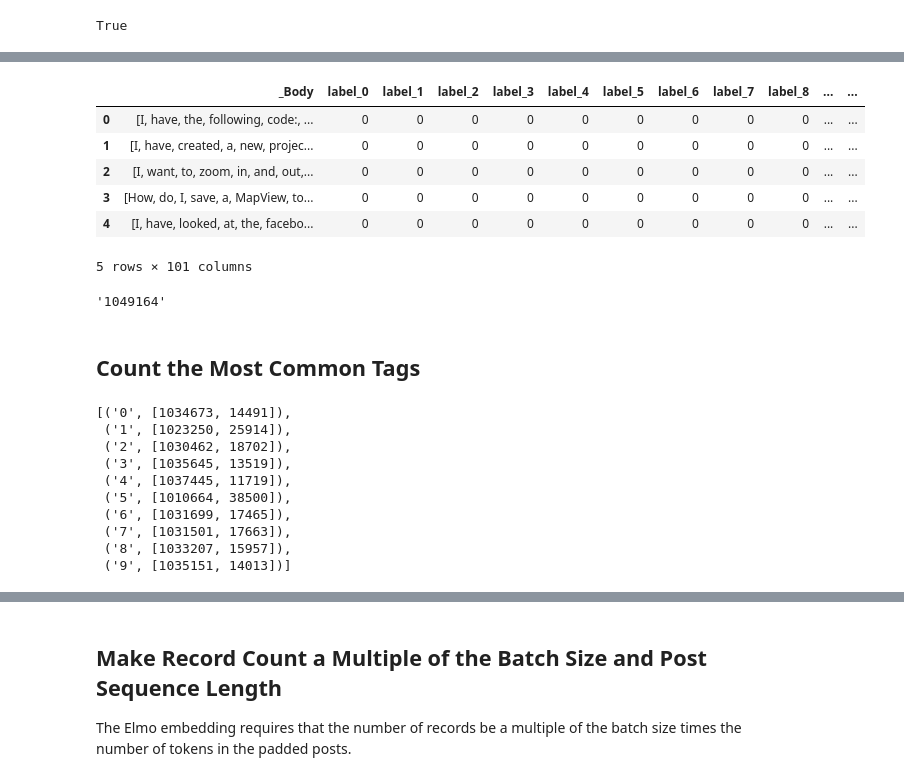
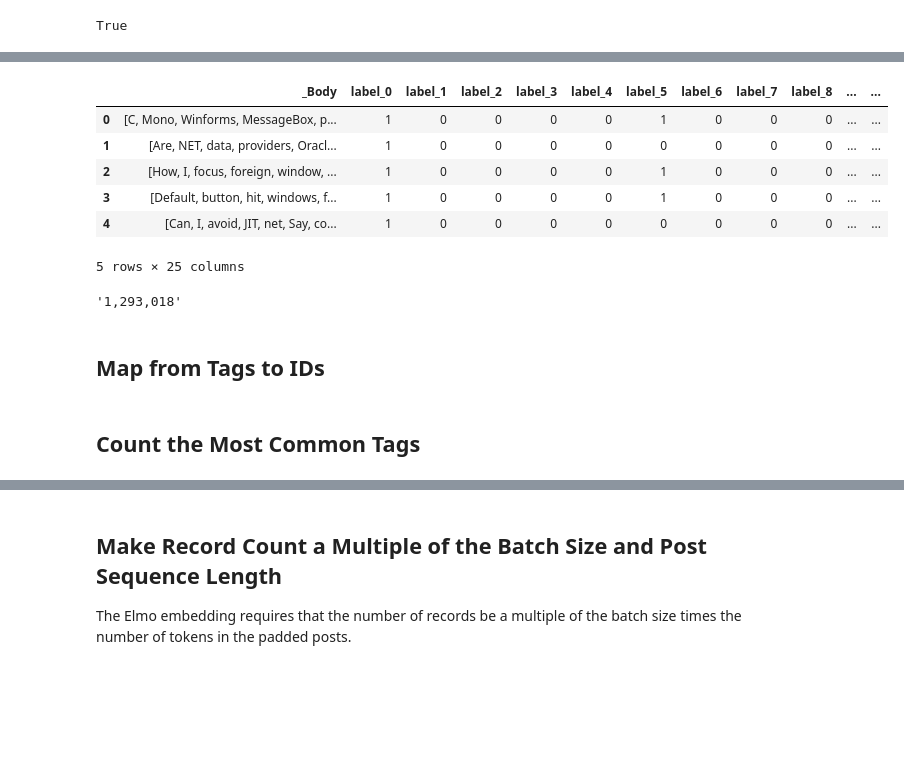
Before and after one commit to rjurney/deep_products, a Jupyter notebook: code/Deep Tag Labeler.ipynb, the cells around one changed output, grey strips where cells are left out. Drawn from its saved outputs; the diff is of its cells as text; code cells hidden in the pictures; blank space fills up the shorter version.

```diff
--- a/code/Deep Tag Labeler.ipynb
+++ b/code/Deep Tag Labeler.ipynb
@@ -28,20 +33,25 @@ We load all answered questions from Stack Overflow. This data was converted from
+# %%
+sorted_all_tags = json.load(open('data/stackoverflow/08-05-2019/sorted_all_tags.50000.json'))
+max_index = sorted_all_tags[-1][0] + 1
 # %%
+import pyarrow
 posts_df = pd.read_parquet(
-    'data/Questions.Stratified.Final.50000.parquet',
-    columns=['_Body'] + ['label_{}'.format(i) for i in range(0, 100)],
-    #filters=[('_Tags','!=',None),],
+    'data/stackoverflow/08-05-2019/Questions.Stratified.Final.50000.parquet',
+    columns=['_Body'] + ['label_{}'.format(i) for i in range(0, max_index)],
     engine='pyarrow'
 )
 posts_df.head(5)
 # %% [output]
 |  | _Body | label_0 | label_1 | label_2 | label_3 | label_4 | label_5 | label_6 | label_7 | label_8 | ... | ... |
-| 0 | [I, have, the, following, code:, ... | 0 | 0 | 0 | 0 | 0 | 0 | 0 | 0 | 0 | ... | ... |
-| 1 | [I, have, created, a, new, projec... | 0 | 0 | 0 | 0 | 0 | 0 | 0 | 0 | 0 | ... | ... |
-| 2 | [I, want, to, zoom, in, and, out,... | 0 | 0 | 0 | 0 | 0 | 0 | 0 | 0 | 0 | ... | ... |
-| 3 | [How, do, I, save, a, MapView, to... | 0 | 0 | 0 | 0 | 0 | 0 | 0 | 0 | 0 | ... | ... |
-| 4 | [I, have, looked, at, the, facebo... | 0 | 0 | 0 | 0 | 0 | 0 | 0 | 0 | 0 | ... | ... |
+| 0 | [C, Mono, Winforms, MessageBox, p... | 1 | 0 | 0 | 0 | 0 | 1 | 0 | 0 | 0 | ... | ... |
+| 1 | [Are, NET, data, providers, Oracl... | 1 | 0 | 0 | 0 | 0 | 0 | 0 | 0 | 0 | ... | ... |
+| 2 | [How, I, focus, foreign, window, ... | 1 | 0 | 0 | 0 | 0 | 1 | 0 | 0 | 0 | ... | ... |
+| 3 | [Default, button, hit, windows, f... | 1 | 0 | 0 | 0 | 0 | 1 | 0 | 0 | 0 | ... | ... |
+| 4 | [Can, I, avoid, JIT, net, Say, co... | 1 | 0 | 0 | 0 | 0 | 0 | 0 | 0 | 0 | ... | ... |
-5 rows × 101 columns
+5 rows × 25 columns
 # %%
-'{:}'.format(len(posts_df.index))
+'{:,}'.format(len(posts_df.index))
 # %% [output]
-'1049164'
+'1,293,018'
+# %% [markdown]
+## Map from Tags to IDs
@@ -48,16 +61,2 @@ posts_df.head(5)
 # %% [markdown]
 ## Count the Most Common Tags
-# %%
-label_counts = json.load(open('data/label_counts.50000.json'))
-list(label_counts.items())[0:10]
-# %% [output]
-[('0', [1034673, 14491]),
- ('1', [1023250, 25914]),
- ('2', [1030462, 18702]),
- ('3', [1035645, 13519]),
- ('4', [1037445, 11719]),
- ('5', [1010664, 38500]),
- ('6', [1031699, 17465]),
- ('7', [1031501, 17663]),
- ('8', [1033207, 15957]),
- ('9', [1035151, 14013])]
```
Also changed, not shown: parts of 28 cells of this notebook.
